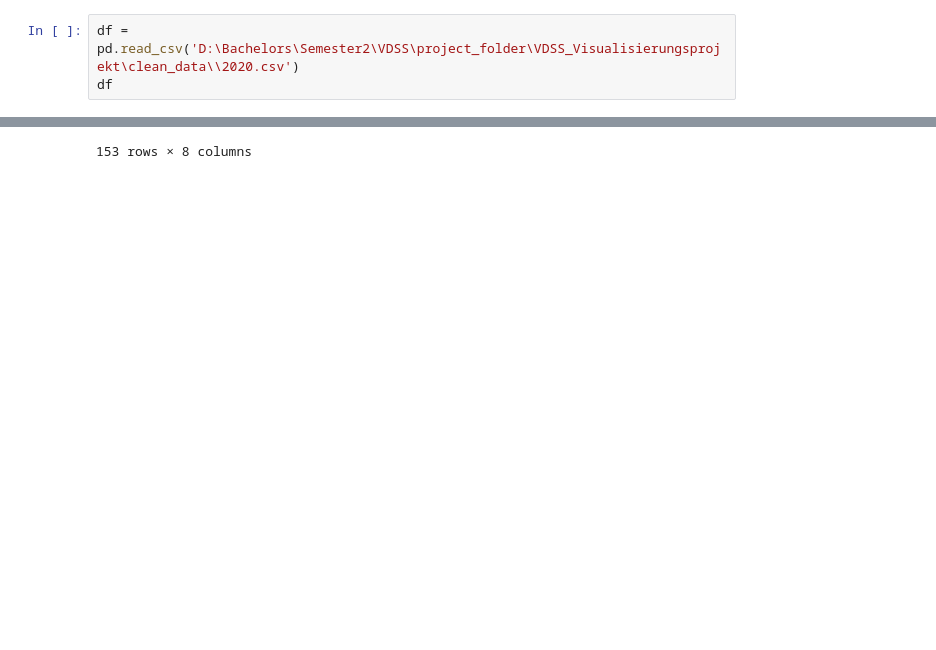
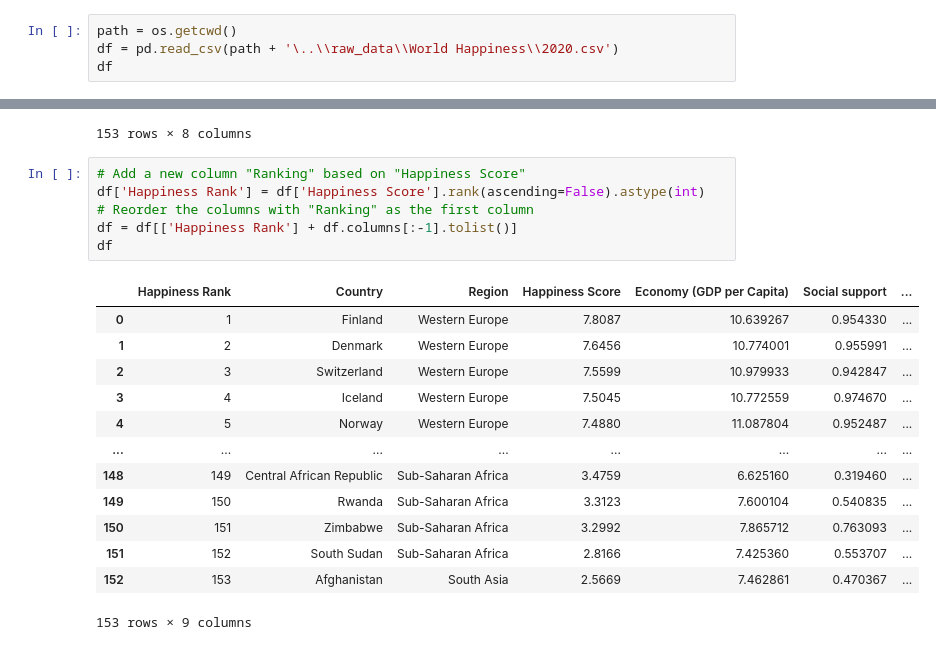
Before and after one commit to StojcheD/VDSS_Project, a Jupyter notebook: code/2020_clean.ipynb, the cells around one changed output, grey strips where cells are left out. Saved outputs shown, nothing was run; the diff lists cells and outputs as text; blank space fills up the shorter version.

```diff
--- a/code/2020_clean.ipynb
+++ b/code/2020_clean.ipynb
@@ -3,7 +3,8 @@ import os
 import pandas as pd
 import numpy as np
 # %%
-df = pd.read_csv('D:\Bachelors\Semester2\VDSS\project_folder\VDSS_Visualisierungsprojekt\clean_data\\2020.csv')
+path = os.getcwd()
+df = pd.read_csv(path + '\..\\raw_data\\World Happiness\\2020.csv')
 df
 # %% [output]
 |  | Country name | Regional indicator | Ladder score | Standard error of ladder score | upperwhisker | lowerwhisker | ... |
@@ -76,3 +77,23 @@ df
 | 151 | South Sudan | Sub-Saharan Africa | 2.8166 | 7.425360 | 0.553707 | 51.000000 | ... |
 | 152 | Afghanistan | South Asia | 2.5669 | 7.462861 | 0.470367 | 52.590000 | ... |
 153 rows × 8 columns
+# %%
+# Add a new column "Ranking" based on "Happiness Score"
+df['Happiness Rank'] = df['Happiness Score'].rank(ascending=False).astype(int)
+# Reorder the columns with "Ranking" as the first column
+df = df[['Happiness Rank'] + df.columns[:-1].tolist()]
+df
+# %% [output]
+|  | Happiness Rank | Country | Region | Happiness Score | Economy (GDP per Capita) | Social support | ... |
+| 0 | 1 | Finland | Western Europe | 7.8087 | 10.639267 | 0.954330 | ... |
+| 1 | 2 | Denmark | Western Europe | 7.6456 | 10.774001 | 0.955991 | ... |
+| 2 | 3 | Switzerland | Western Europe | 7.5599 | 10.979933 | 0.942847 | ... |
+| 3 | 4 | Iceland | Western Europe | 7.5045 | 10.772559 | 0.974670 | ... |
+| 4 | 5 | Norway | Western Europe | 7.4880 | 11.087804 | 0.952487 | ... |
+| ... | ... | ... | ... | ... | ... | ... | ... |
+| 148 | 149 | Central African Republic | Sub-Saharan Africa | 3.4759 | 6.625160 | 0.319460 | ... |
+| 149 | 150 | Rwanda | Sub-Saharan Africa | 3.3123 | 7.600104 | 0.540835 | ... |
+| 150 | 151 | Zimbabwe | Sub-Saharan Africa | 3.2992 | 7.865712 | 0.763093 | ... |
+| 151 | 152 | South Sudan | Sub-Saharan Africa | 2.8166 | 7.425360 | 0.553707 | ... |
+| 152 | 153 | Afghanistan | South Asia | 2.5669 | 7.462861 | 0.470367 | ... |
+153 rows × 9 columns
```
Also changed, not shown: parts of 2 cells of this notebook, 20 other files.
